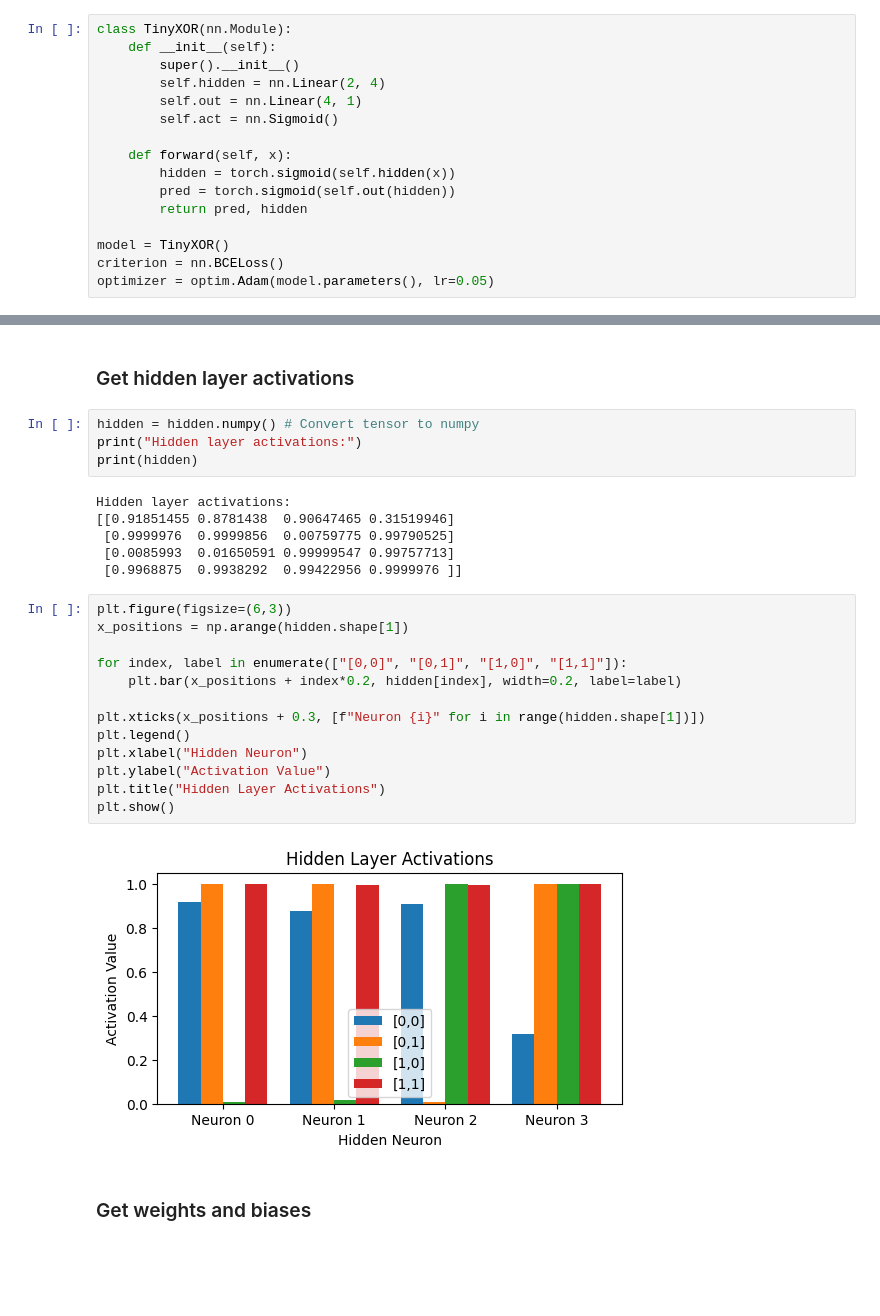
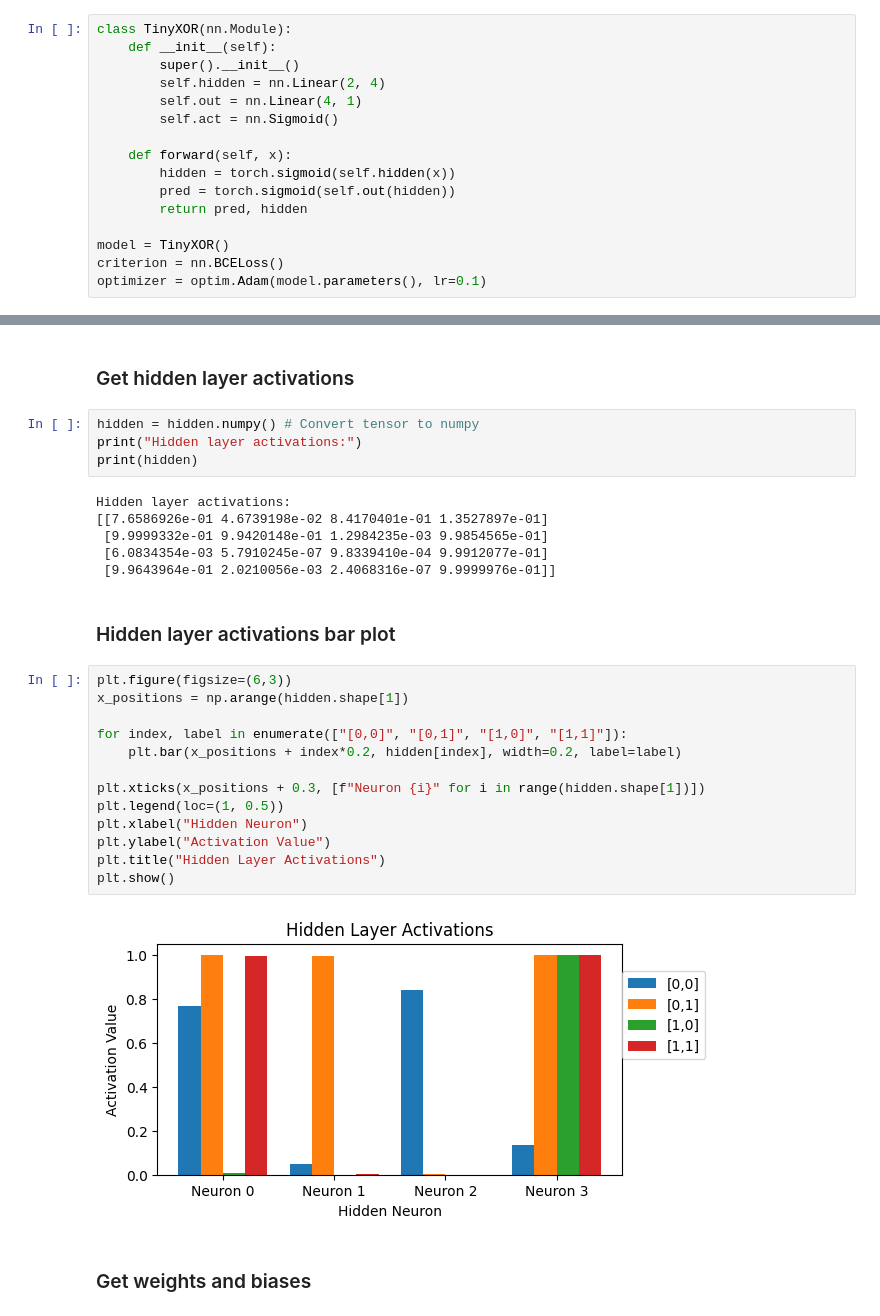
Before and after one commit to Mkhan13/XAI, a Jupyter notebook: mechanistic_interpretability.ipynb, the cells around one changed output, grey strips where cells are left out. Saved outputs shown, nothing was run; the diff lists cells and outputs as text; blank space fills up the shorter version.

```diff
--- a/mechanistic_interpretability.ipynb
+++ b/mechanistic_interpretability.ipynb
@@ -35,7 +36,7 @@ class TinyXOR(nn.Module):
 
 model = TinyXOR()
 criterion = nn.BCELoss()
-optimizer = optim.Adam(model.parameters(), lr=0.05)
+optimizer = optim.Adam(model.parameters(), lr=0.1)
 # %%
 # Train
 losses = []
@@ -73,25 +74,27 @@ print("Hidden layer activations:")
 print(hidden)
 # %% [output]
 Hidden layer activations:
-[[0.91851455 0.8781438  0.90647465 0.31519946]
- [0.9999976  0.9999856  0.00759775 0.99790525]
- [0.0085993  0.01650591 0.99999547 0.99757713]
- [0.9968875  0.9938292  0.99422956 0.9999976 ]]
+[[7.6586926e-01 4.6739198e-02 8.4170401e-01 1.3527897e-01]
+ [9.9999332e-01 9.9420148e-01 1.2984235e-03 9.9854565e-01]
+ [6.0834354e-03 5.7910245e-07 9.8339410e-04 9.9912077e-01]
+ [9.9643964e-01 2.0210056e-03 2.4068316e-07 9.9999976e-01]]
+# %% [markdown]
+### Hidden layer activations bar plot
 # %%
 plt.figure(figsize=(6,3))
 x_positions = np.arange(hidden.shape[1])
 
 for index, label in enumerate(["[0,0]", "[0,1]", "[1,0]", "[1,1]"]):
     plt.bar(x_positions + index*0.2, hidden[index], width=0.2, label=label)
 
 plt.xticks(x_positions + 0.3, [f"Neuron {i}" for i in range(hidden.shape[1])])
-plt.legend()
+plt.legend(loc=(1, 0.5))
 plt.xlabel("Hidden Neuron")
 plt.ylabel("Activation Value")
 plt.title("Hidden Layer Activations")
 plt.show()
 # %% [output]
-[figure, old version]
+[figure, new version]
 # %% [markdown]
 ### Get weights and biases
 # %%
```
Also changed, not shown: parts of 11 cells of this notebook.
